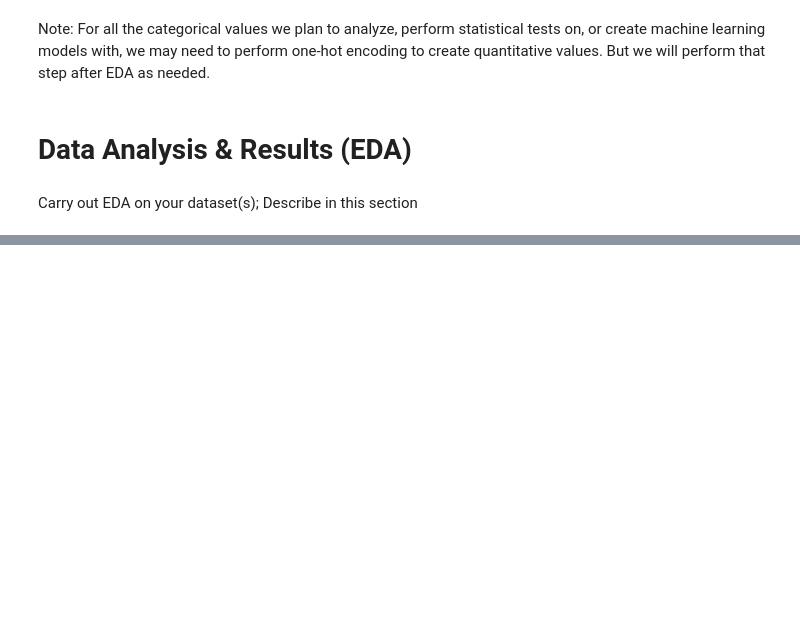
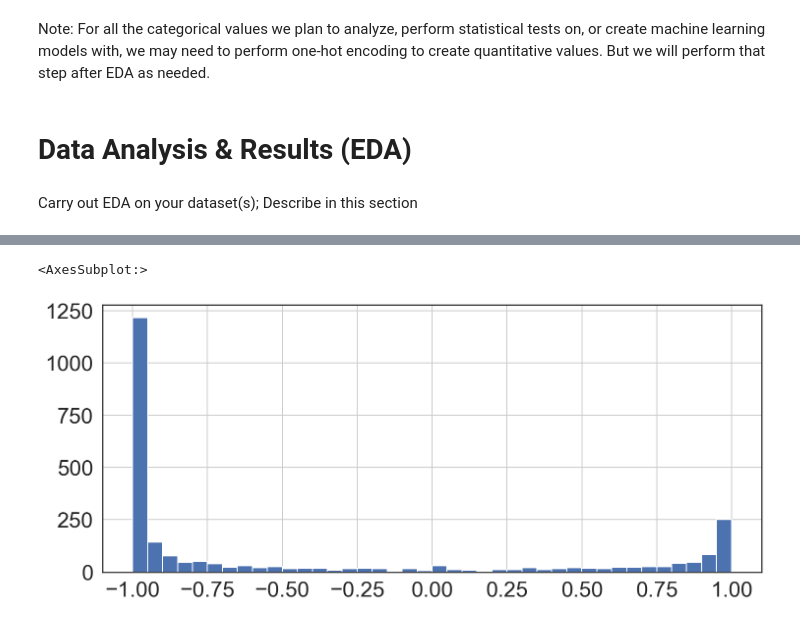
Before and after one commit to jjoycehu/pred-box-office, a Jupyter notebook: EDACheckpointGroup_078-Fa22.ipynb, the cells around one changed output, grey strips where cells are left out. Drawn from its saved outputs; the diff is of its cells as text; code cells hidden in the pictures; blank space fills up the shorter version.

```diff
--- a/EDACheckpointGroup_078-Fa22.ipynb
+++ b/EDACheckpointGroup_078-Fa22.ipynb
@@ -476,0 +497,5 @@ Carry out EDA on your dataset(s); Describe in this section
+# %%
+df['VADER compound'].hist(bins=40)
+# %% [output]
+<AxesSubplot:>
+[figure, added]
```
Also changed, not shown: parts of 15 cells of this notebook, 1 other file.
